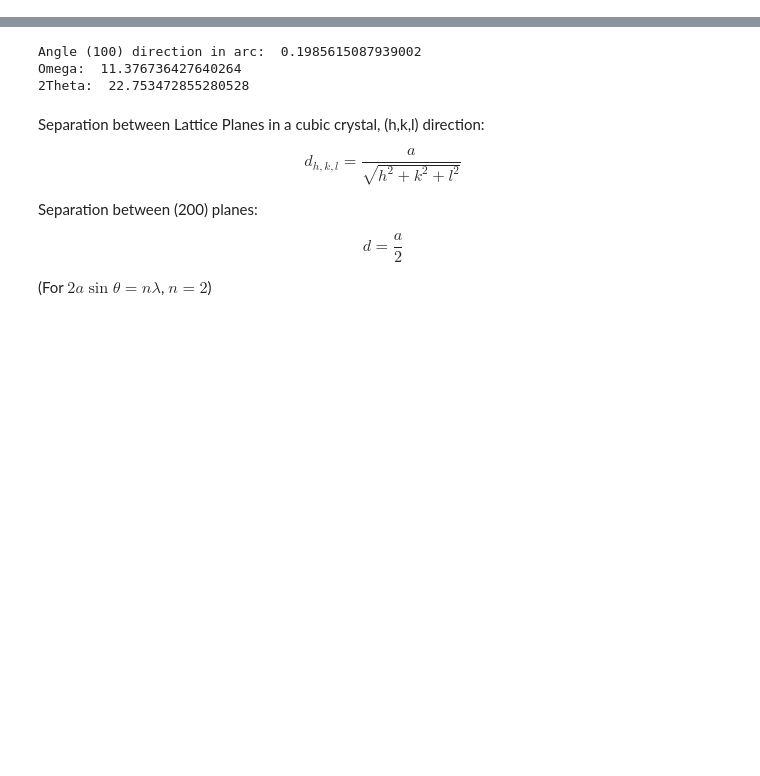
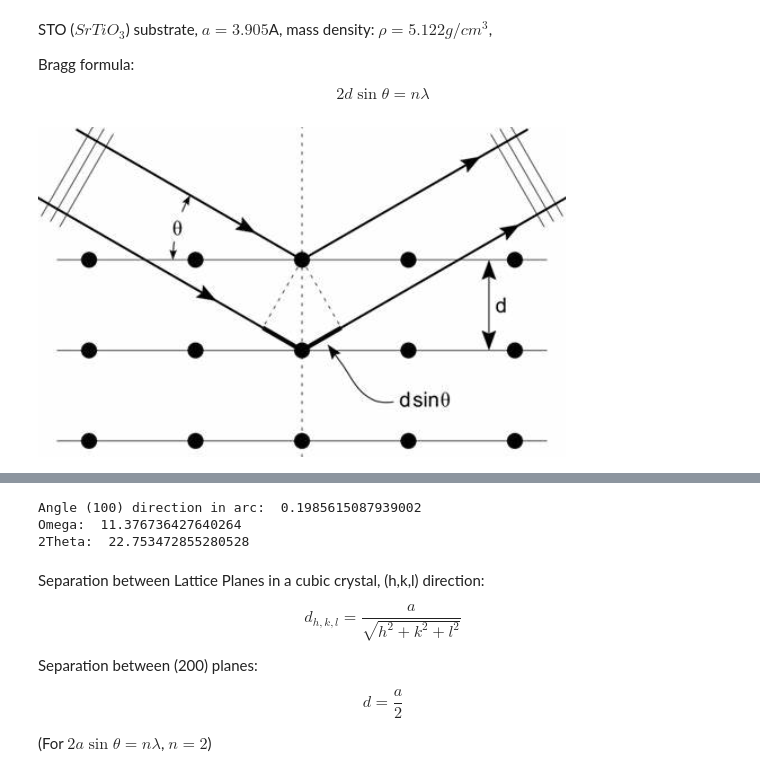
Before and after one commit to jiyanjiang/notebook, a Jupyter notebook: STO substrates.ipynb, the cells around one changed output, grey strips where cells are left out. Drawn from its saved outputs; the diff is of its cells as text; code cells hidden in the pictures; blank space fills up the shorter version.

```diff
--- a/STO substrates.ipynb
+++ b/STO substrates.ipynb
@@ -1 +1,12 @@
+# %% [markdown]
+STO ($SrTiO_3$) substrate, $a = 3.905 $A, mass density: $\rho = 5.122 g/cm^3$,
+
+Bragg formula:
+
+$$ 2d \sin \theta = n \lambda$$
+# %%
+from IPython.display import Image
+Image(filename='Bragg.png')
+# %% [output]
+[figure, added]
 # %% [markdown]
```
Also changed, not shown: parts of 1 cell of this notebook.
